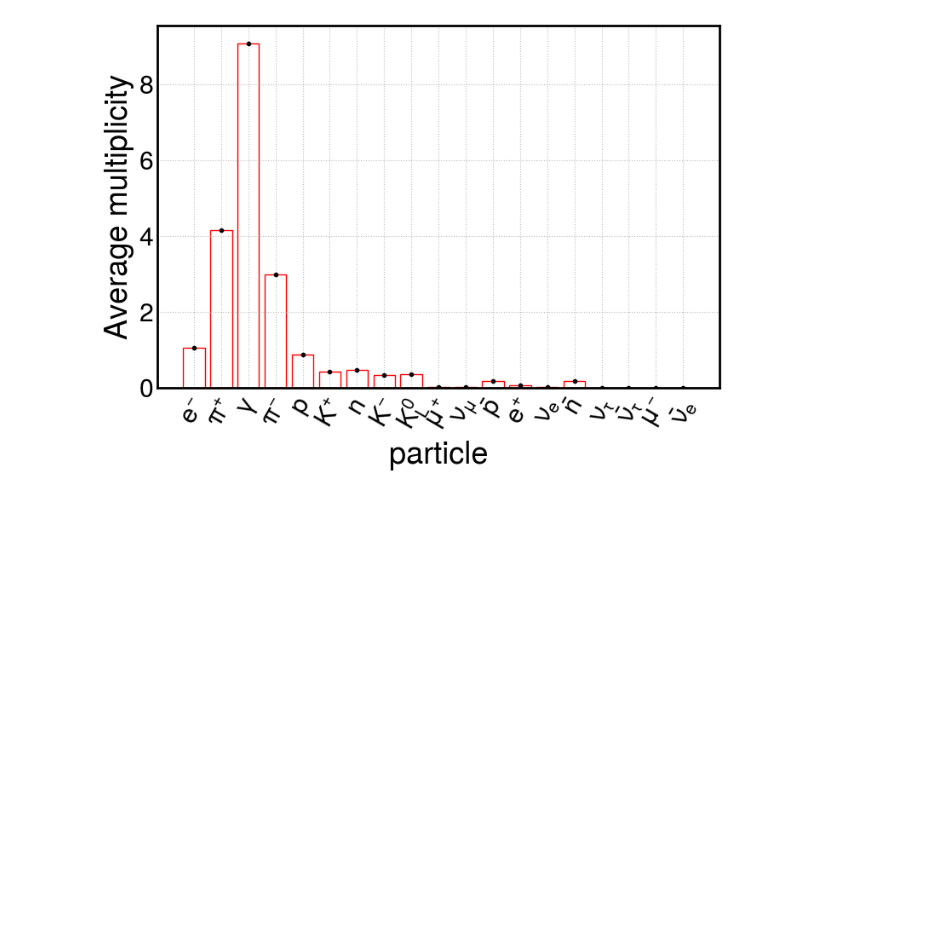
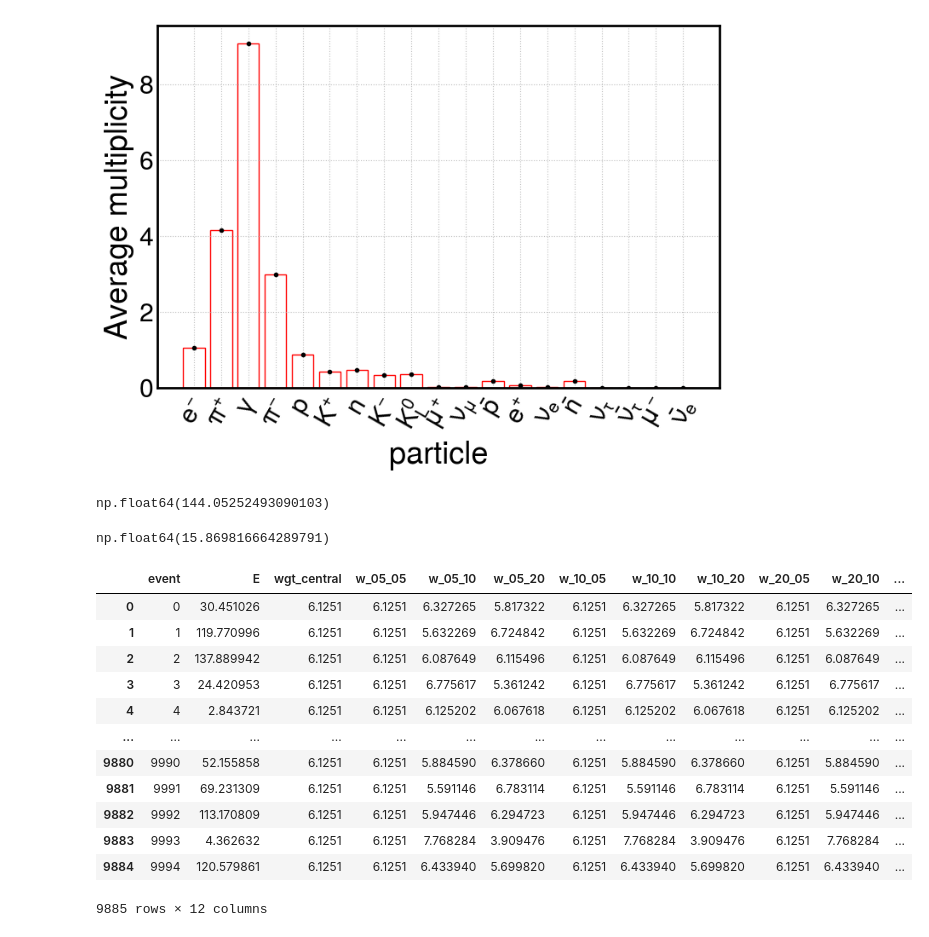
Before and after one commit to camilapramos/nuDIS_HEPMC_Analysis, a Jupyter notebook: notebooks/plots.ipynb, the cells around one changed output. Drawn from its saved outputs; the diff is of its cells as text; code cells hidden in the pictures; blank space fills up the shorter version.

```diff
--- a/notebooks/plots.ipynb
+++ b/notebooks/plots.ipynb
@@ -397,0 +416,11 @@ plt.show()
+# %%
+# average sum of photon energy
+photon_sum_energy["sum_energy"].mean()
+# %% [output]
+np.float64(144.05252493090103)
+# %%
+# average energy of all photons
+photons = events_record_df[events_record_df["ID"]==22]
+photons["E"].mean()
+# %% [output]
+np.float64(15.869816664289791)
@@ -397,0 +431,16 @@ plt.show()
+# %%
+photon_leading_energy
+# %% [output]
+|  | event | E | wgt_central | w_05_05 | w_05_10 | w_05_20 | w_10_05 | w_10_10 | w_10_20 | w_20_05 | w_20_10 | ... |
+| 0 | 0 | 30.451026 | 6.1251 | 6.1251 | 6.327265 | 5.817322 | 6.1251 | 6.327265 | 5.817322 | 6.1251 | 6.327265 | ... |
+| 1 | 1 | 119.770996 | 6.1251 | 6.1251 | 5.632269 | 6.724842 | 6.1251 | 5.632269 | 6.724842 | 6.1251 | 5.632269 | ... |
+| 2 | 2 | 137.889942 | 6.1251 | 6.1251 | 6.087649 | 6.115496 | 6.1251 | 6.087649 | 6.115496 | 6.1251 | 6.087649 | ... |
+| 3 | 3 | 24.420953 | 6.1251 | 6.1251 | 6.775617 | 5.361242 | 6.1251 | 6.775617 | 5.361242 | 6.1251 | 6.775617 | ... |
+| 4 | 4 | 2.843721 | 6.1251 | 6.1251 | 6.125202 | 6.067618 | 6.1251 | 6.125202 | 6.067618 | 6.1251 | 6.125202 | ... |
+| ... | ... | ... | ... | ... | ... | ... | ... | ... | ... | ... | ... | ... |
+| 9880 | 9990 | 52.155858 | 6.1251 | 6.1251 | 5.884590 | 6.378660 | 6.1251 | 5.884590 | 6.378660 | 6.1251 | 5.884590 | ... |
+| 9881 | 9991 | 69.231309 | 6.1251 | 6.1251 | 5.591146 | 6.783114 | 6.1251 | 5.591146 | 6.783114 | 6.1251 | 5.591146 | ... |
+| 9882 | 9992 | 113.170809 | 6.1251 | 6.1251 | 5.947446 | 6.294723 | 6.1251 | 5.947446 | 6.294723 | 6.1251 | 5.947446 | ... |
+| 9883 | 9993 | 4.362632 | 6.1251 | 6.1251 | 7.768284 | 3.909476 | 6.1251 | 7.768284 | 3.909476 | 6.1251 | 7.768284 | ... |
+| 9884 | 9994 | 120.579861 | 6.1251 | 6.1251 | 6.433940 | 5.699820 | 6.1251 | 6.433940 | 5.699820 | 6.1251 | 6.433940 | ... |
+9885 rows × 12 columns
```
Also changed, not shown: parts of 9 cells of this notebook, 2 other files.
